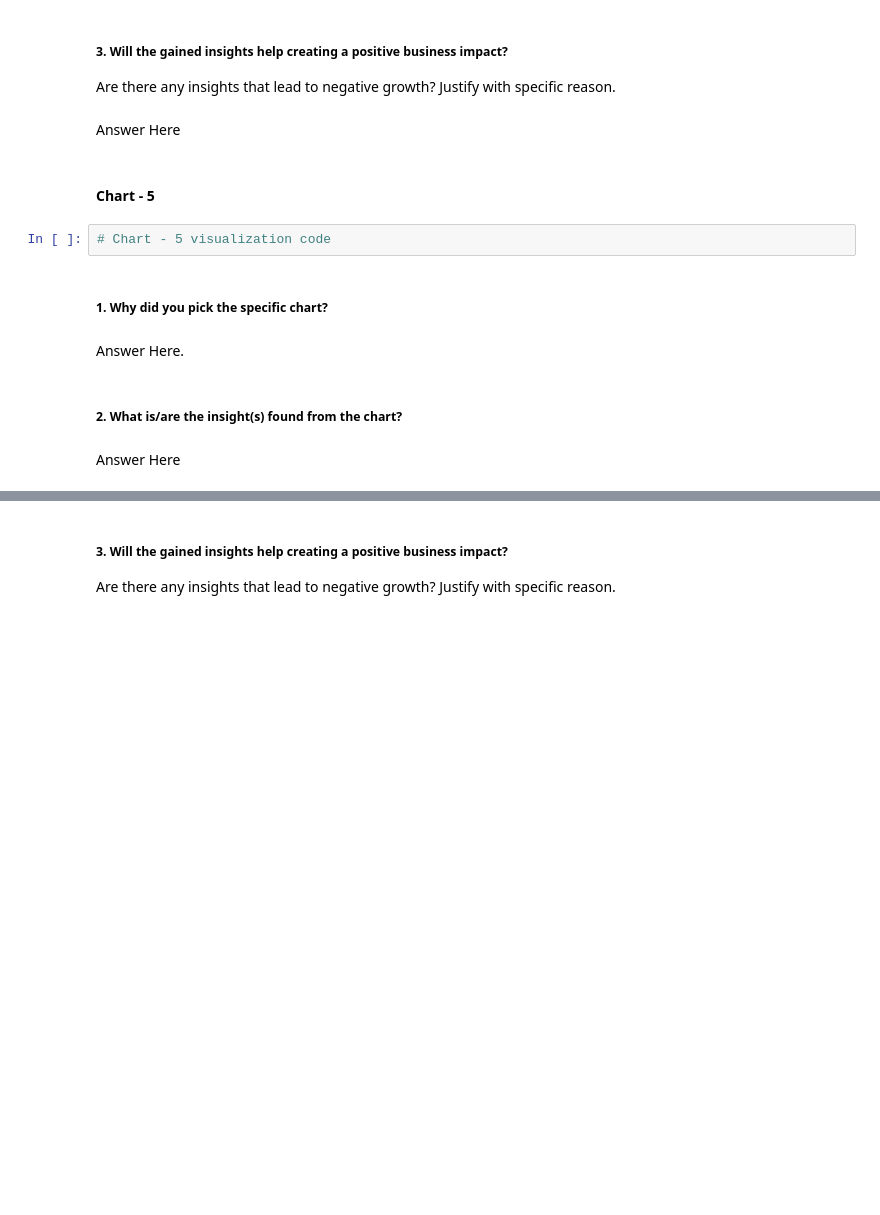
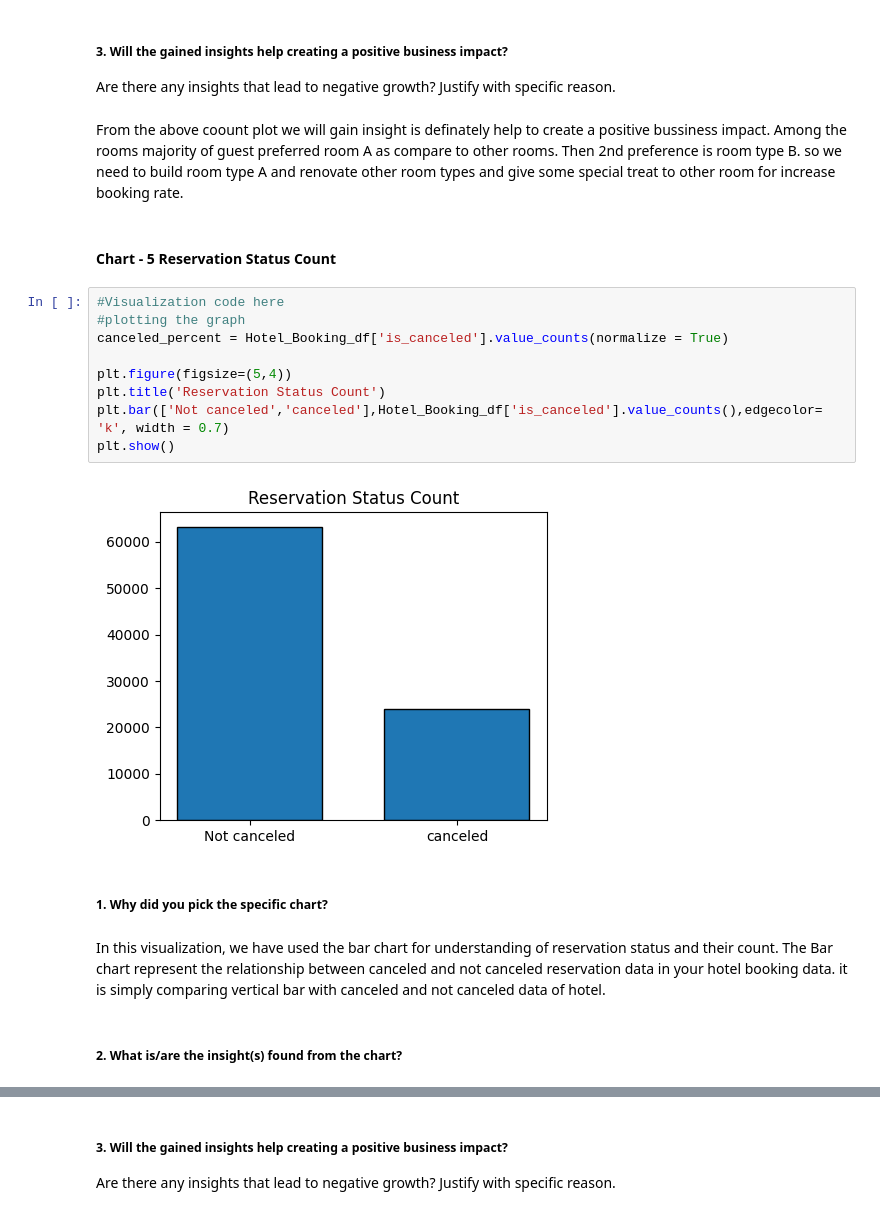
Before and after one commit to Bharatgaur/Almabetter_Projects, a Jupyter notebook: EDA_Project_on_Hotel_Booking_Analysis_.ipynb, the cells around one changed output, grey strips where cells are left out. Cells and saved outputs as stored; diff of their text form; blank space fills up the shorter version.

```diff
--- a/EDA_Project_on_Hotel_Booking_Analysis_.ipynb
+++ b/EDA_Project_on_Hotel_Booking_Analysis_.ipynb
@@ -439,17 +672,24 @@ Answer Here
 # %% [markdown]
 ##### 3. Will the gained insights help creating a positive business impact?
 Are there any insights that lead to negative growth? Justify with specific reason.
-# %% [markdown]
-Answer Here
+# %% [markdown]
+From the above coount plot we will gain insight is definately help to create a positive bussiness impact. Among the rooms majority of guest preferred room A as compare to other rooms. Then 2nd preference is room type B. so we need to build  room type A and renovate other room types and give some special treat to other room for increase booking rate.
 # %% [markdown]
-#### Chart - 5
+#### Chart - 5 Reservation Status Count
-# %%
-# Chart - 5 visualization code
+# %%
+#Visualization code here
+#plotting the graph
+canceled_percent = Hotel_Booking_df['is_canceled'].value_counts(normalize = True)
+
+plt.figure(figsize=(5,4))
+plt.title('Reservation Status Count')
+plt.bar(['Not canceled','canceled'],Hotel_Booking_df['is_canceled'].value_counts(),edgecolor= 'k', width = 0.7)
+plt.show()
+# %% [output]
+[figure, added]
 # %% [markdown]
 ##### 1. Why did you pick the specific chart?
-# %% [markdown]
-Answer Here.
+# %% [markdown]
+In this visualization, we have used the bar chart for understanding of reservation status and their count. The Bar chart represent the relationship between canceled and not canceled reservation data in your hotel booking data. it is simply comparing vertical bar with canceled and not canceled data of hotel.
 # %% [markdown]
 ##### 2. What is/are the insight(s) found from the chart?
-# %% [markdown]
-Answer Here
```
Also changed, not shown: parts of 48 cells of this notebook.
